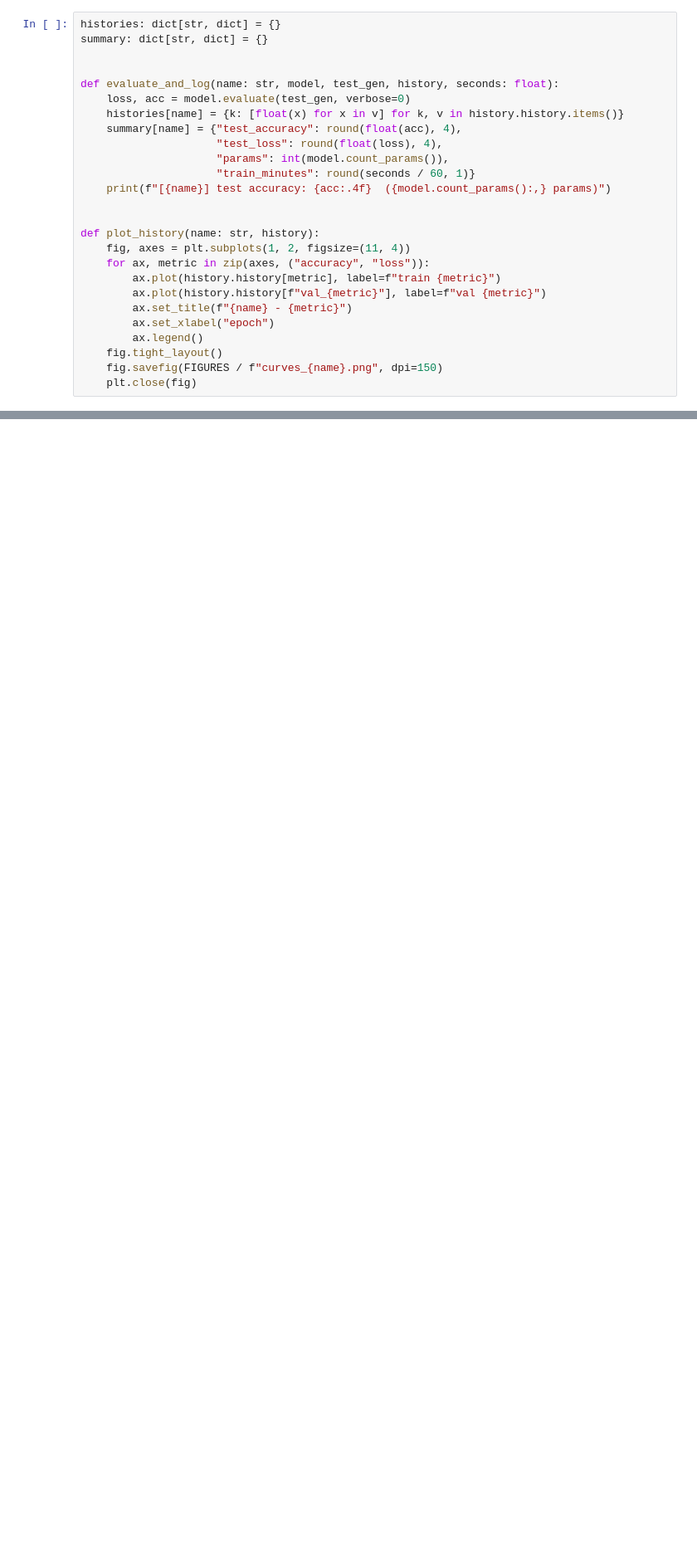
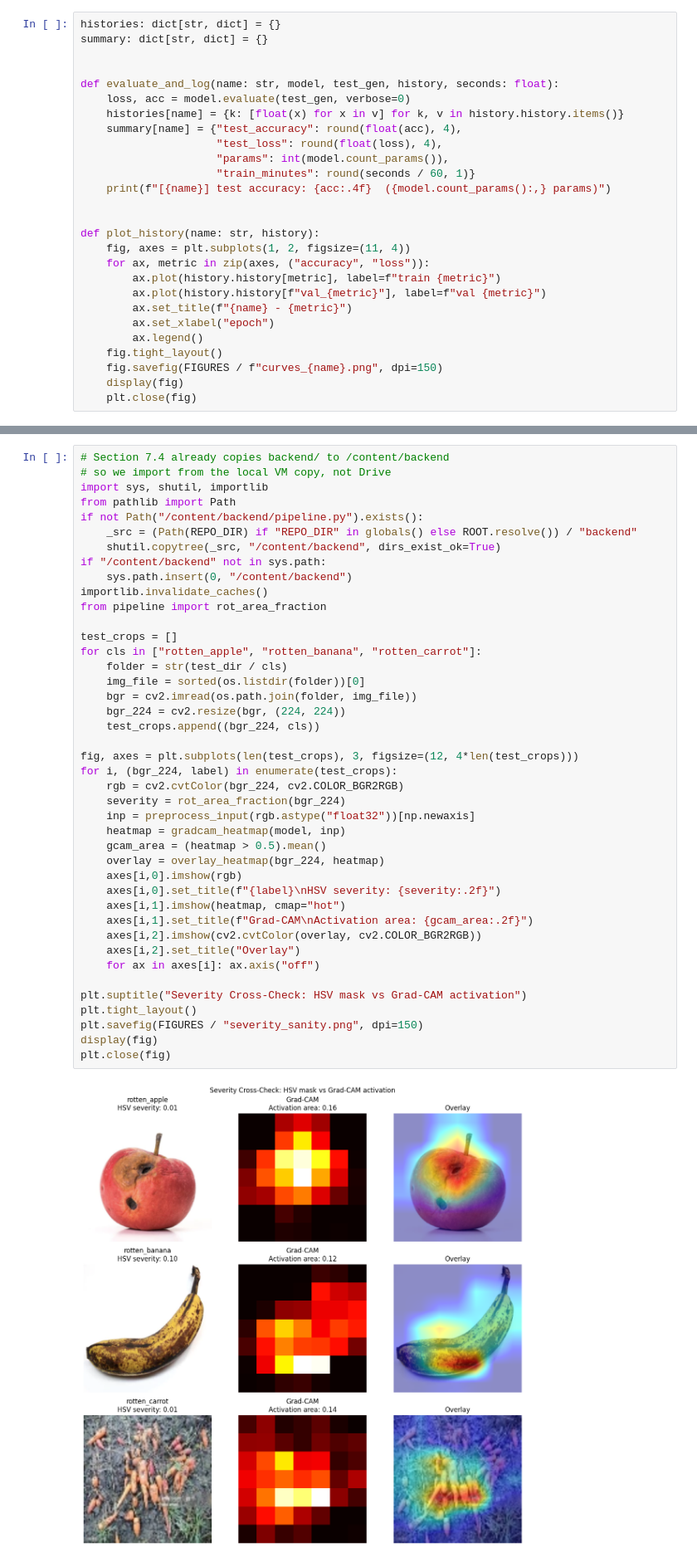
Before and after one commit to ma731/Deep-Learning-Computer-Vision, a Jupyter notebook: notebooks/02_model_training.ipynb, the cells around one changed output, grey strips where cells are left out. Shown at 83% size. Drawn from its saved outputs; the diff is of its cells as text; blank space fills up the shorter version.

```diff
--- a/notebooks/02_model_training.ipynb
+++ b/notebooks/02_model_training.ipynb
@@ -115,5 +201,6 @@ def plot_history(name: str, history):
         ax.legend()
     fig.tight_layout()
     fig.savefig(FIGURES / f"curves_{name}.png", dpi=150)
+    display(fig)
     plt.close(fig)
 # %% [markdown]
@@ -539,0 +748,44 @@ plt.show()
+# %%
+# Section 7.4 already copies backend/ to /content/backend
+# so we import from the local VM copy, not Drive
+import sys, shutil, importlib
+from pathlib import Path
+if not Path("/content/backend/pipeline.py").exists():
+    _src = (Path(REPO_DIR) if "REPO_DIR" in globals() else ROOT.resolve()) / "backend"
+    shutil.copytree(_src, "/content/backend", dirs_exist_ok=True)
+if "/content/backend" not in sys.path:
+    sys.path.insert(0, "/content/backend")
+importlib.invalidate_caches()
+from pipeline import rot_area_fraction
+
+test_crops = []
+for cls in ["rotten_apple", "rotten_banana", "rotten_carrot"]:
+    folder = str(test_dir / cls)
+    img_file = sorted(os.listdir(folder))[0]
+    bgr = cv2.imread(os.path.join(folder, img_file))
+    bgr_224 = cv2.resize(bgr, (224, 224))
+    test_crops.append((bgr_224, cls))
+
+fig, axes = plt.subplots(len(test_crops), 3, figsize=(12, 4*len(test_crops)))
+for i, (bgr_224, label) in enumerate(test_crops):
+    rgb = cv2.cvtColor(bgr_224, cv2.COLOR_BGR2RGB)
+    severity = rot_area_fraction(bgr_224)
+    inp = preprocess_input(rgb.astype("float32"))[np.newaxis]
+    heatmap = gradcam_heatmap(model, inp)
+    gcam_area = (heatmap > 0.5).mean()
+    overlay = overlay_heatmap(bgr_224, heatmap)
+    axes[i,0].imshow(rgb)
+    axes[i,0].set_title(f"{label}\nHSV severity: {severity:.2f}")
+    axes[i,1].imshow(heatmap, cmap="hot")
+    axes[i,1].set_title(f"Grad-CAM\nActivation area: {gcam_area:.2f}")
+    axes[i,2].imshow(cv2.cvtColor(overlay, cv2.COLOR_BGR2RGB))
+    axes[i,2].set_title("Overlay")
+    for ax in axes[i]: ax.axis("off")
+
+plt.suptitle("Severity Cross-Check: HSV mask vs Grad-CAM activation")
+plt.tight_layout()
+plt.savefig(FIGURES / "severity_sanity.png", dpi=150)
+display(fig)
+plt.close(fig)
+# %% [output]
+[figure, added]
```
Also changed, not shown: parts of 50 cells of this notebook, 16 other files.
